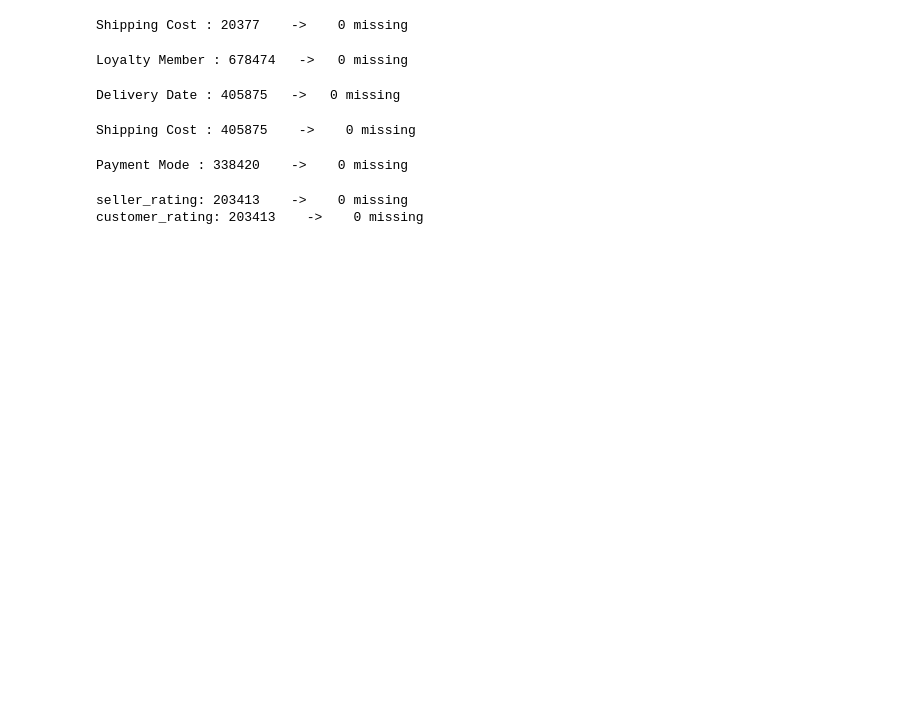
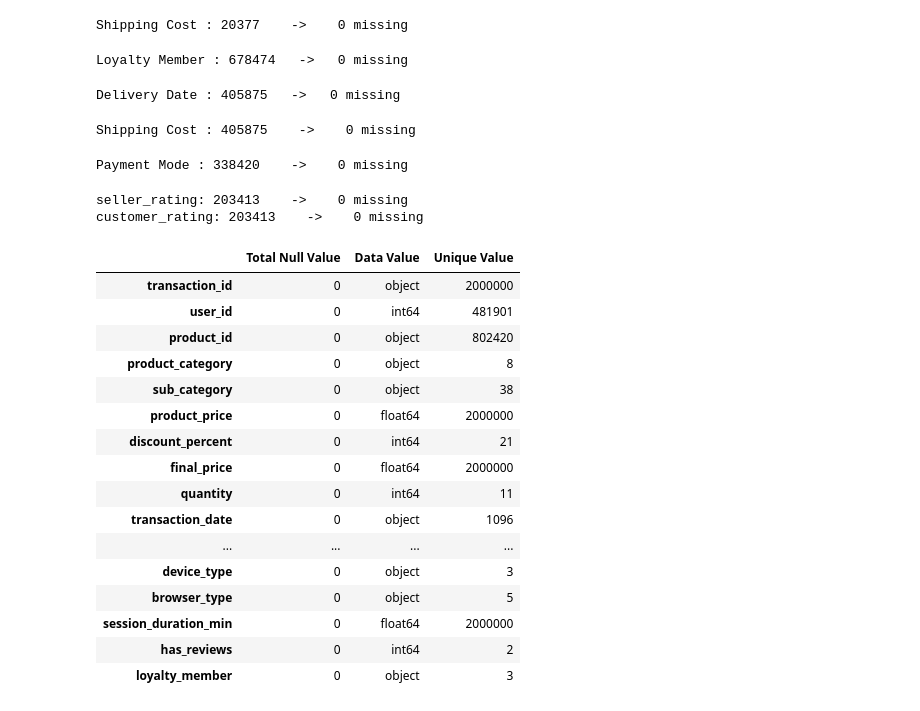
Before and after one commit to Omkar210/Ecommerse-Transaction-EDA, a Jupyter notebook: notebook/eda_analysis.ipynb, the cells around one changed output. Saved outputs shown, nothing was run; the diff lists cells and outputs as text; code cells hidden in the pictures; blank space fills up the shorter version.

```diff
--- a/notebook/eda_analysis.ipynb
+++ b/notebook/eda_analysis.ipynb
@@ -204,3 +204,38 @@ for col in ["seller_rating", "customer_rating"]:
 # %% [output]
 seller_rating: 203413    ->    0 missing
 customer_rating: 203413    ->    0 missing
+# %%
+# Post Cleaning Validation
+
+from enum import unique
+
+nulls = df.isnull().sum()
+duplicate = df.duplicated().sum()
+dtype = df.dtypes
+unique_value = df.nunique()
+
+after_cleaning = pd.DataFrame({
+    'Total Null Value' : nulls,
+    'Data Value' : dtype,
+    'Unique Value' : unique_value
+})
+
+after_cleaning
+# %% [output]
+|  | Total Null Value | Data Value | Unique Value |
+| transaction_id | 0 | object | 2000000 |
+| user_id | 0 | int64 | 481901 |
+| product_id | 0 | object | 802420 |
+| product_category | 0 | object | 8 |
+| sub_category | 0 | object | 38 |
+| product_price | 0 | float64 | 2000000 |
+| discount_percent | 0 | int64 | 21 |
+| final_price | 0 | float64 | 2000000 |
+| quantity | 0 | int64 | 11 |
+| transaction_date | 0 | object | 1096 |
+| ... | ... | ... | ... |
+| device_type | 0 | object | 3 |
+| browser_type | 0 | object | 5 |
+| session_duration_min | 0 | float64 | 2000000 |
+| has_reviews | 0 | int64 | 2 |
+| loyalty_member | 0 | object | 3 |
```
Also changed, not shown: parts of 2 cells of this notebook.
